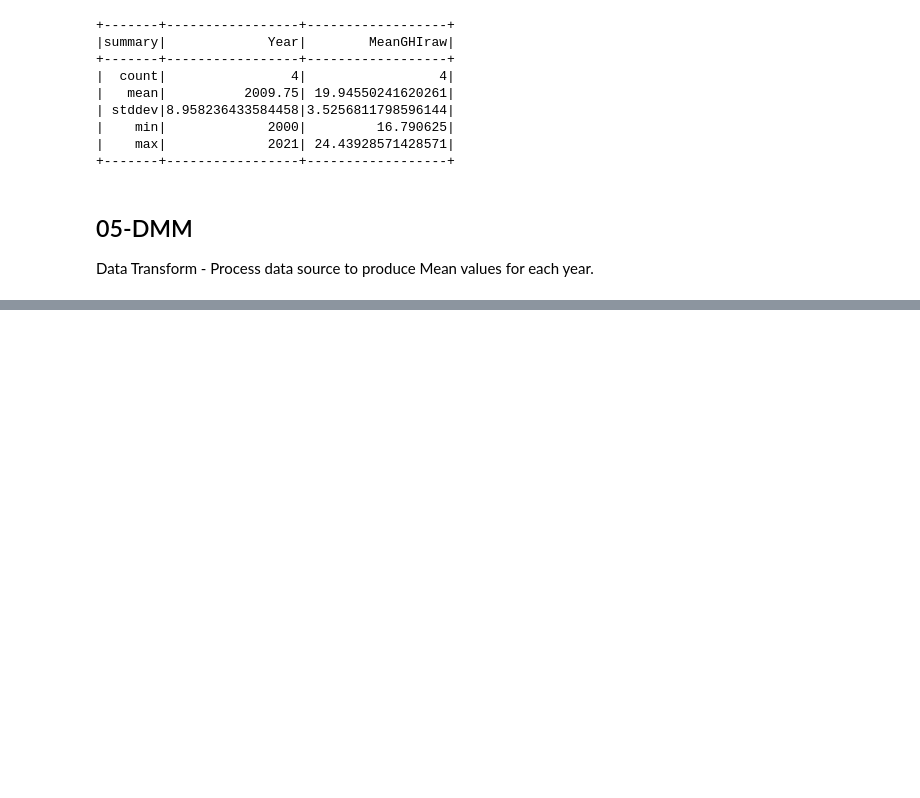
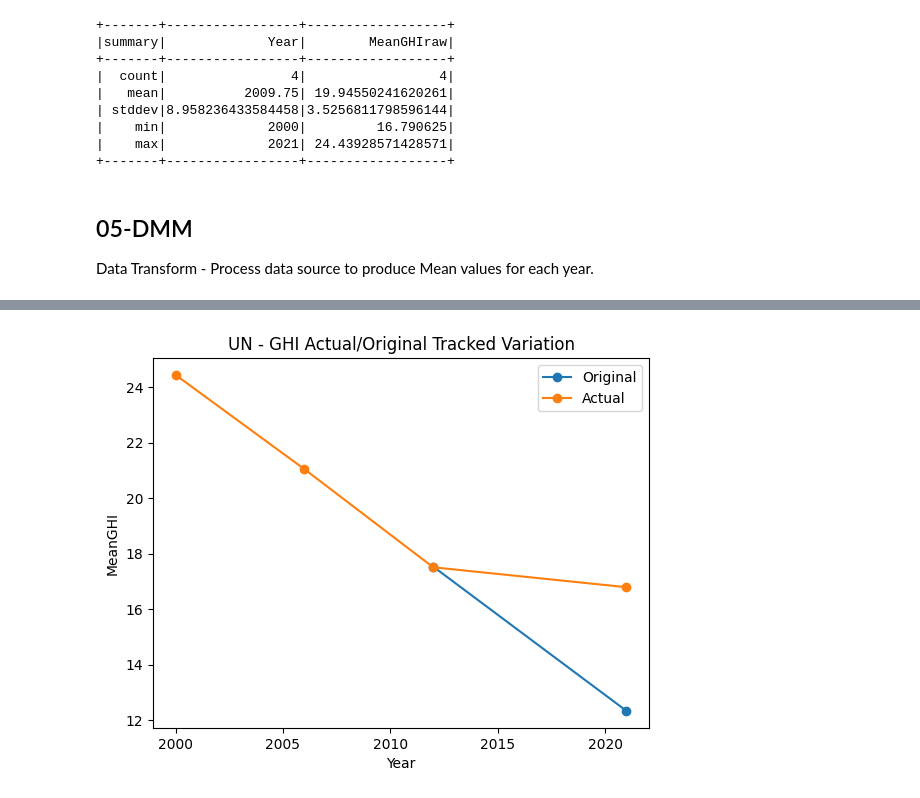
Before and after one commit to silonetapps/INFOSYS722-I4-BDAS, a Jupyter notebook: Iteration 4 BDAS.ipynb, the cells around one changed output, grey strips where cells are left out. Drawn from its saved outputs; the diff is of its cells as text; code cells hidden in the pictures; blank space fills up the shorter version.

```diff
--- a/Iteration 4 BDAS.ipynb
+++ b/Iteration 4 BDAS.ipynb
@@ -128,9 +135,12 @@ df.createOrReplaceTempView("df_Table")
 ## 05-DMM
 Data Transform - Process data source to produce Mean values for each year.
 # %%
+## Data Graphs - Actual MeanGHI
 ## Plot Initial MeanGHI data
 df1=spark.sql("Select * from df_Table order by Year")
-#df1.show()
+df1.show()
 pdf1=df1.toPandas()
-pdf1.plot(kind='line', x='Year',y='MeanGHI', linestyle="solid", marker="o", color="blue", title="Actual MeanGHI", xlabel='Year', ylabel='MeanGHI')
+pdf1.plot(kind='line', x='Year',y='MeanGHI', linestyle="solid",
+          marker="o", color="blue", title="Actual MeanGHI", xlabel='Year', ylabel='MeanGHI')
+actual = pdf1
 # %% [output]
@@ -141,0 +222,59 @@ Data Transform - Process data source to produce Mean values for each year.
+# %%
+## Data Graphs - UN - Actual v Planned Original GHI Values only (Figure 9)
+## Plot Initial MeanGHI data minus the last reading after COVID
+df1b=spark.sql("Select * from df_Table order by Year limit 3")
+#df1b.show()
+pdf1=df1b.toPandas()
+
+X = np.array(df1b.select("Year").collect())
+Y = np.array(df1b.select("MeanGHI").collect())
+
+reg = LinearRegression().fit(X, Y)
+reg.score(X, Y)
+reg.coef_
+reg.intercept_
+# Kept adding a year on and rerunning until the value reached/past Zero.
+predict_years = [ [2000], [2006], [2012], [2021] ]
+future = reg.predict(np.array(predict_years))
+
+#future[1] = future[0]
+print("Future predictions are %s" % (future))
+
+columns = ["Year", "MeanGHI"]
+new_data = np.column_stack((predict_years, future))
+new_row = spark.createDataFrame(new_data.tolist(), schema=columns)
+plt_2nd=new_row.select("MeanGHI")
+plt_2nd = plt_2nd.toPandas().unstack()
+
+#new_data = np.column_stack((predict_years, future))
+#new_row = spark.createDataFrame(new_data.tolist(), schema=columns)
+#plt_2nd=new_row.select("MeanGHI")
+#plt_2nd = future
+#.toPandas().unstack()
+
+plt_1st = pdf1['MeanGHI']
+plt_1st[3] = 0
+plt_2nd = plt_2nd['MeanGHI']
+plt_2nd[0] = 0
+plt_2nd[1] = 0
+actual_data = actual['MeanGHI']
+print("plt_1st")
+print(plt_1st)
+print("plt_2nd")
+print(plt_2nd)
+print("Actual")
+print(actual)
+
+df5 = pd.DataFrame({'Original': plt_2nd.values,
+                    'Actual': actual_data.values},
+                    index=[ 2000, 2006, 2012, 2021 ])
+
+
+df5 = df5.replace(0, None)
+
+print(df5)
+
+df5.plot(kind='line', title="UN - GHI Actual/Original Tracked Variation", linestyle="solid", marker="o", xlabel='Year', ylabel='MeanGHI')
+origProj_plt_1st = plt_1st
+origProj_plt_2nd = plt_2nd
+# %% [output]
@@ -141,0 +298 @@ Data Transform - Process data source to produce Mean values for each year.
+[figure, added]
```
Also changed, not shown: parts of 18 cells of this notebook.
